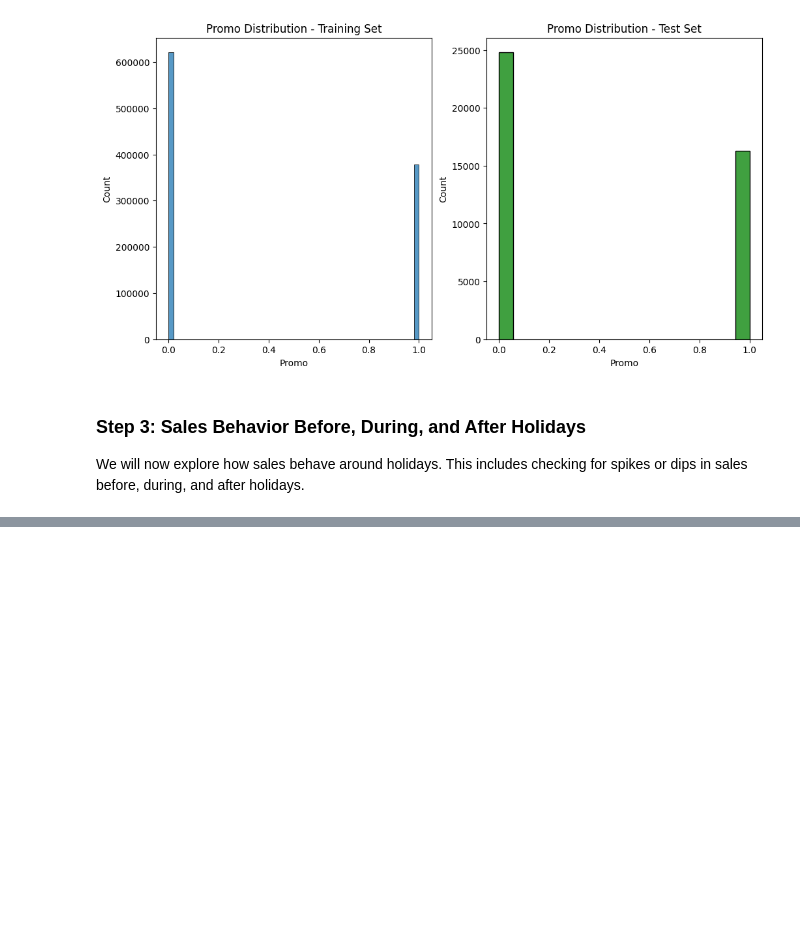
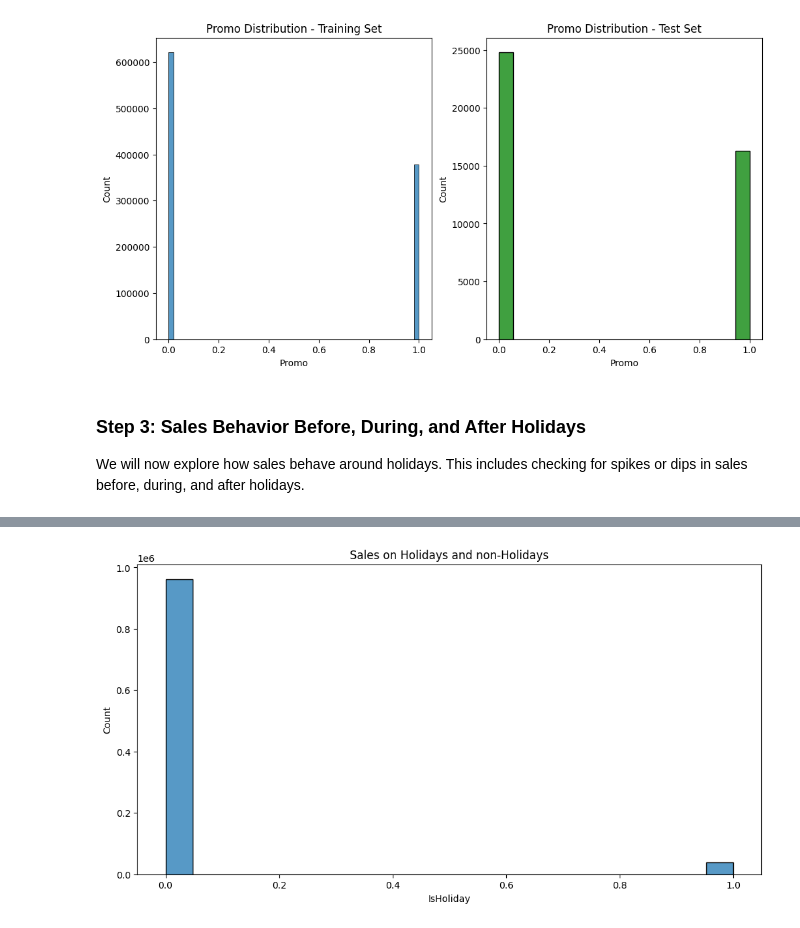
Before and after one commit to GetieBalew24/Rossmann--Sales-Prediction, a Jupyter notebook: notebooks/customer_purchasing_behavior_EDA.ipynb, the cells around one changed output, grey strips where cells are left out. Drawn from its saved outputs; the diff is of its cells as text; code cells hidden in the pictures; blank space fills up the shorter version.

Commit message:
sales holiday behavior plot

```diff
--- a/notebooks/customer_purchasing_behavior_EDA.ipynb
+++ b/notebooks/customer_purchasing_behavior_EDA.ipynb
@@ -170,3 +170,7 @@ cba.add_holiday_columns(train_cleaned)
 | 1017207 | 1114 | 2 | 2013-01-01 | 0 | 0 | 0 | 0 | a | 1 | ... |
 | 1017208 | 1115 | 2 | 2013-01-01 | 0 | 0 | 0 | 0 | a | 1 | ... |
 999832 rows × 19 columns
+# %%
+# This function plots sales behavior around holidays using the cleaned training data
+cba.plot_sales_holiday_behavior(train_cleaned)
+# %% [output]
@@ -172,0 +178 @@ cba.add_holiday_columns(train_cleaned)
+[figure, added]
```
Also changed, not shown: parts of 7 cells of this notebook, 1 other file.
